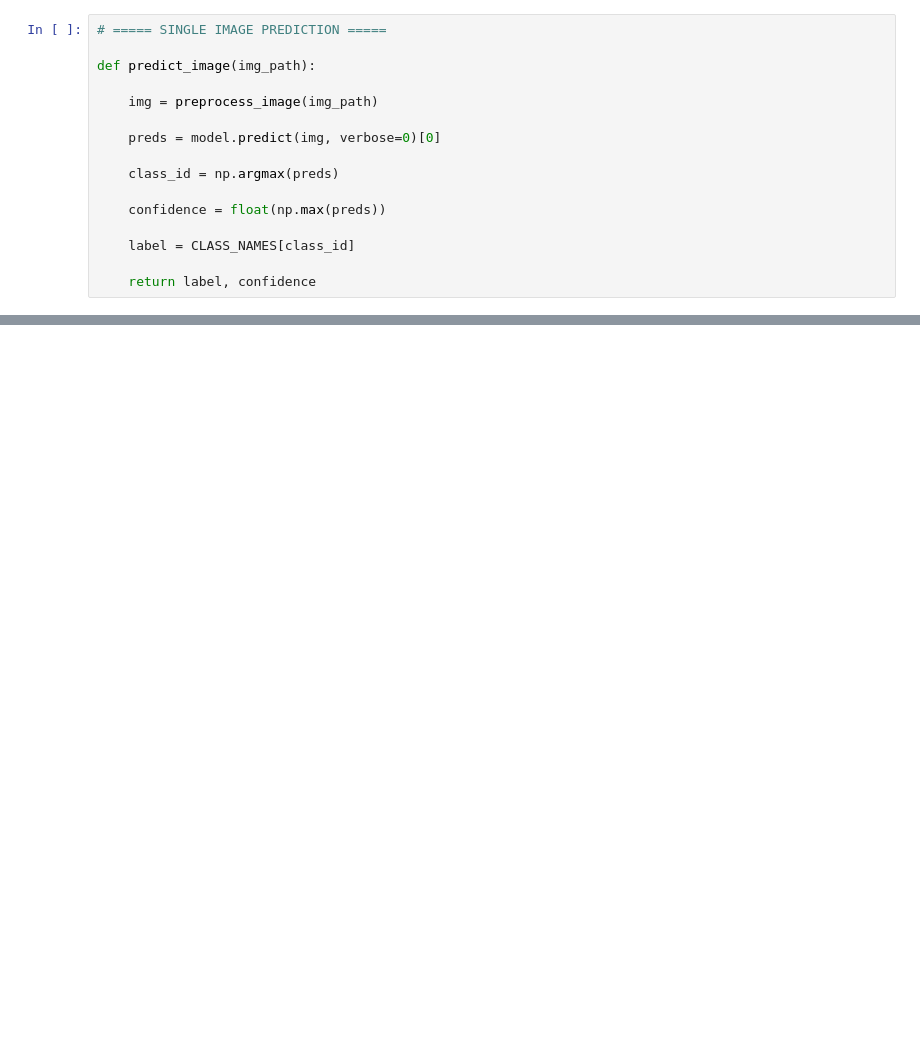
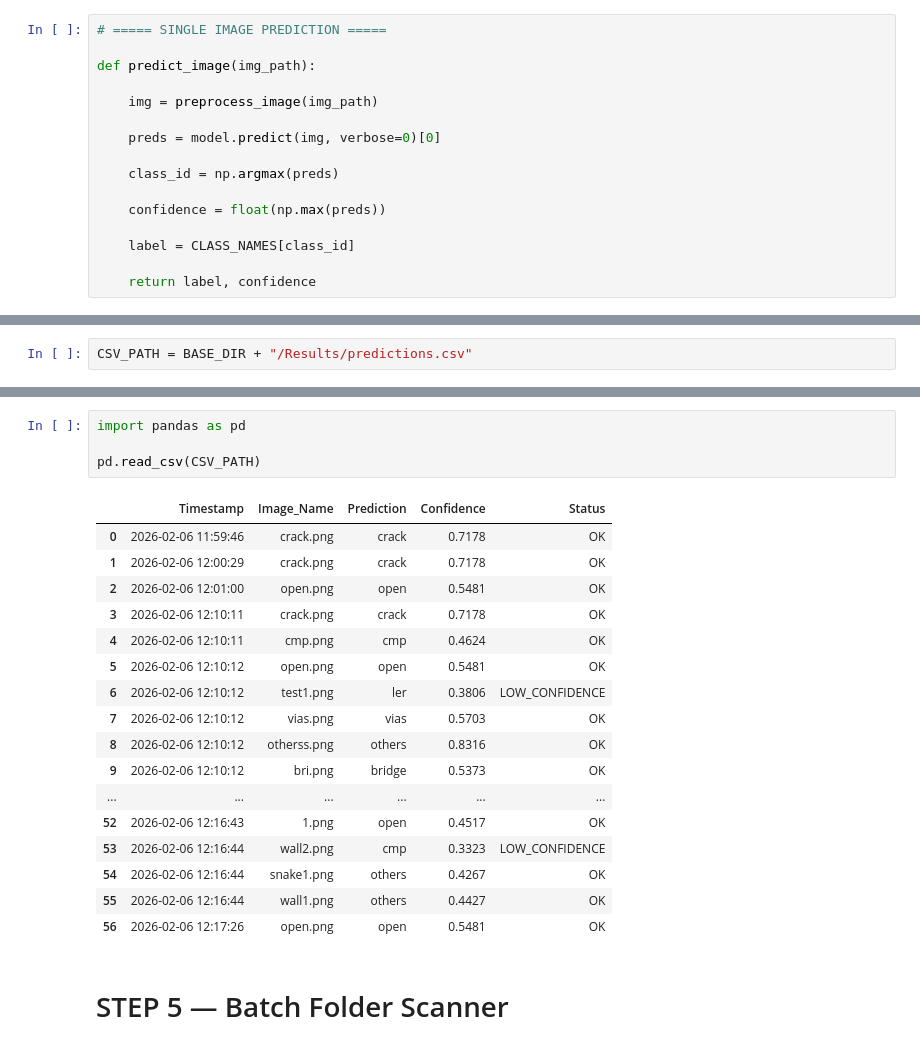
Before and after one commit to MithunSrinivas28/wafer-defect-ai, a Jupyter notebook: Pipeline.ipynb, the cells around one changed output, grey strips where cells are left out. Cells and saved outputs as stored; diff of their text form; blank space fills up the shorter version.

Commit message:
Complete end-to-end wafer defect inspection pipeline with batch processing, logging, self-learning, and offline sync

```diff
--- a/Pipeline.ipynb
+++ b/Pipeline.ipynb
@@ -122,0 +200,2 @@ Confidence : 53.73 %
+# %%
+CSV_PATH = BASE_DIR + "/Results/predictions.csv"
@@ -122,0 +280,24 @@ Confidence : 53.73 %
+# %%
+import pandas as pd
+
+pd.read_csv(CSV_PATH)
+# %% [output]
+|  | Timestamp | Image_Name | Prediction | Confidence | Status |
+| 0 | 2026-02-06 11:59:46 | crack.png | crack | 0.7178 | OK |
+| 1 | 2026-02-06 12:00:29 | crack.png | crack | 0.7178 | OK |
+| 2 | 2026-02-06 12:01:00 | open.png | open | 0.5481 | OK |
+| 3 | 2026-02-06 12:10:11 | crack.png | crack | 0.7178 | OK |
+| 4 | 2026-02-06 12:10:11 | cmp.png | cmp | 0.4624 | OK |
+| 5 | 2026-02-06 12:10:12 | open.png | open | 0.5481 | OK |
+| 6 | 2026-02-06 12:10:12 | test1.png | ler | 0.3806 | LOW_CONFIDENCE |
+| 7 | 2026-02-06 12:10:12 | vias.png | vias | 0.5703 | OK |
+| 8 | 2026-02-06 12:10:12 | otherss.png | others | 0.8316 | OK |
+| 9 | 2026-02-06 12:10:12 | bri.png | bridge | 0.5373 | OK |
+| ... | ... | ... | ... | ... | ... |
+| 52 | 2026-02-06 12:16:43 | 1.png | open | 0.4517 | OK |
+| 53 | 2026-02-06 12:16:44 | wall2.png | cmp | 0.3323 | LOW_CONFIDENCE |
+| 54 | 2026-02-06 12:16:44 | snake1.png | others | 0.4267 | OK |
+| 55 | 2026-02-06 12:16:44 | wall1.png | others | 0.4427 | OK |
+| 56 | 2026-02-06 12:17:26 | open.png | open | 0.5481 | OK |
+# %% [markdown]
+# STEP 5 — Batch Folder Scanner
```
Also changed, not shown: parts of 24 cells of this notebook.
